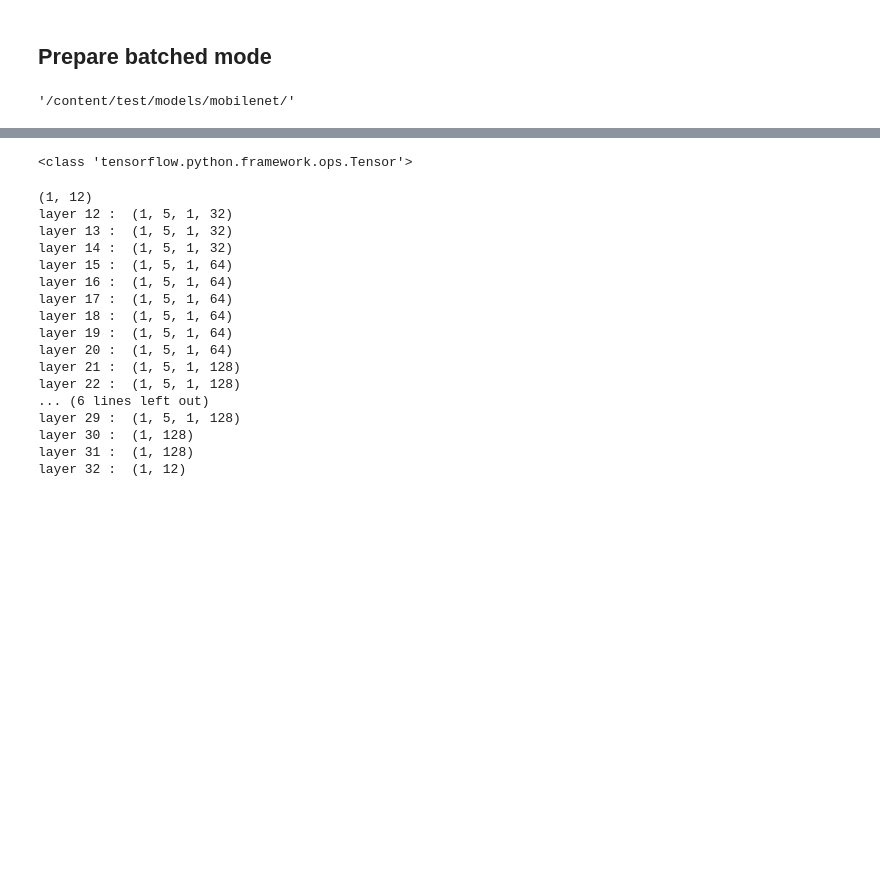
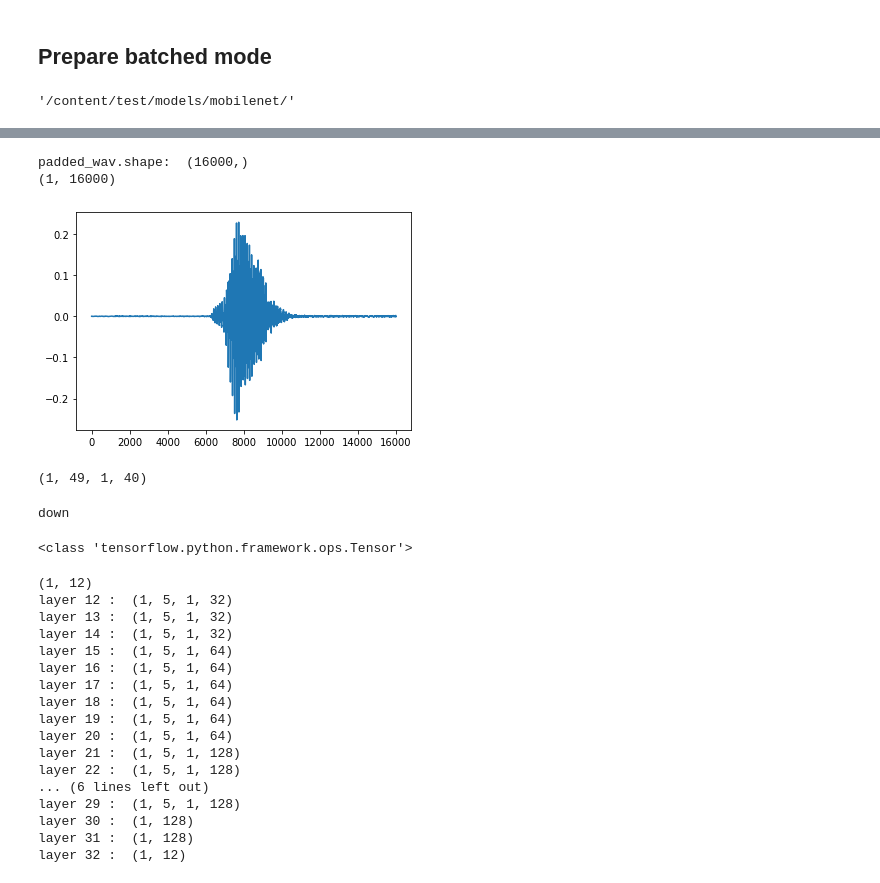
Before and after one commit to yuyunchia/kws-streaming, a Jupyter notebook: kws_streaming/colab/12_30k-mobilenet-load_model.ipynb, the cells around one changed output, grey strips where cells are left out. Cells and saved outputs as stored; diff of their text form; code cells hidden in the pictures; blank space fills up the shorter version.

```diff
--- a/kws_streaming/colab/12_30k-mobilenet-load_model.ipynb
+++ b/kws_streaming/colab/12_30k-mobilenet-load_model.ipynb
@@ -1153,3 +1078,40 @@ input_data.shape
+# %%
+# wav_file = os.path.join(DATA_PATH, "left/012187a4_nohash_0.wav")
+# #wav_file = os.path.join(DATA_PATH, "right/00b01445_nohash_0.wav")
+# wav_file = os.path.join(DATA_PATH, "stop/004ae714_nohash_0.wav")
+# wav_file = os.path.join(DATA_PATH, "up/0137b3f4_nohash_0.wav")
+# wav_file = os.path.join(DATA_PATH, "yes/004ae714_nohash_0.wav")
+
+
+# wav_data, samplerate = wavread_as_float(wav_file)
+padded_wav = np.pad(wav_data, (0, flags.desired_samples-len(wav_data)), 'constant')
+#padded_wav = padded_wav[:,0]
+plt.plot(padded_wav)
+print("padded_wav.shape: ",padded_wav.shape)
+input_data = np.expand_dims(padded_wav, 0)
+
+print(input_data.shape)
+# %% [output]
+padded_wav.shape:  (16000,)
+(1, 16000)
+[figure, added]
+# %%
+outputvalue = intermediate_layer_model.predict(input_data)
+outputvalue = np.array(outputvalue)
+
+print(outputvalue.shape)
+#np.save("yes_l2o_1",outputvalue)
+# %% [output]
+(1, 49, 1, 40)
+# %%
+predictions = intermediate_layer_model32.predict(input_data)
+#print(predictions)
+
+predicted_labels = np.argmax(predictions, axis=1)
+#print(predicted_labels)
+print(index_to_label[predicted_labels[0]])
+# %% [output]
+down
 # %%
 ## self added
 model = models.MODELS[flags.model_name](flags)
```
Also changed, not shown: parts of 14 cells of this notebook.
